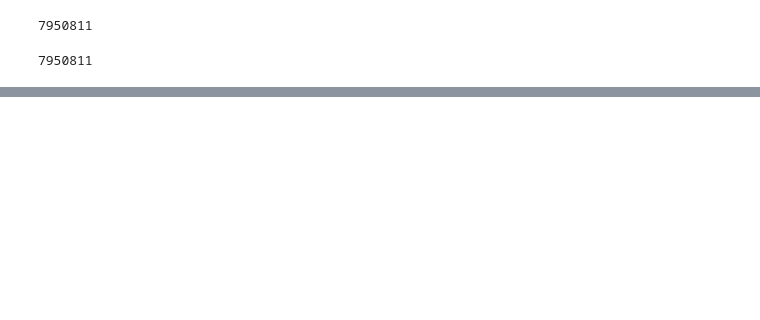
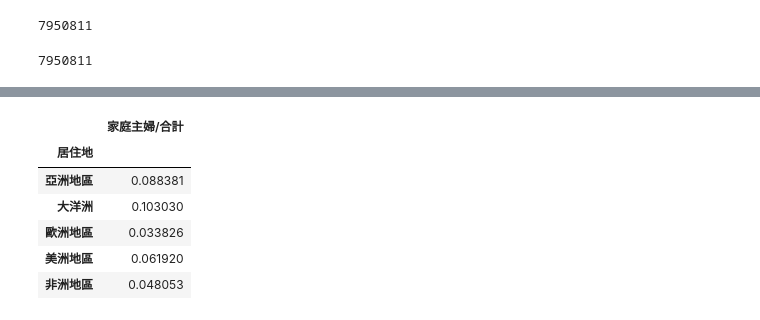
Before and after one commit to trista-cheng/courses, a Jupyter notebook: HW1112.ipynb, the cells around one changed output, grey strips where cells are left out. Saved outputs shown, nothing was run; the diff lists cells and outputs as text; code cells hidden in the pictures; blank space fills up the shorter version.

```diff
--- a/HW1112.ipynb
+++ b/HW1112.ipynb
@@ -150,0 +161,10 @@ countries2015.sort_values(by=['家庭主婦/合計'], ascending=False).tail()
+# %%
+countries2013.groupby(['居住地'])[["家庭主婦/合計"]].mean()
+# %% [output]
+|  | 家庭主婦/合計 |
+| 居住地 |  |
+| 亞洲地區 | 0.088381 |
+| 大洋洲 | 0.103030 |
+| 歐洲地區 | 0.033826 |
+| 美洲地區 | 0.061920 |
+| 非洲地區 | 0.048053 |
```
Also changed, not shown: parts of 1 cell of this notebook.
